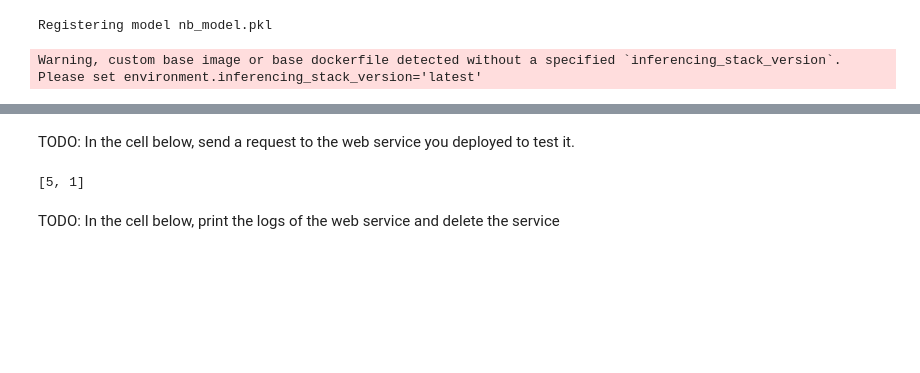
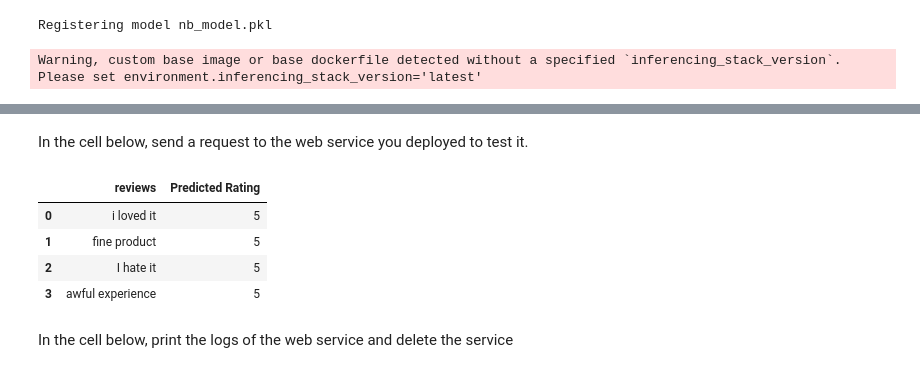
Before and after one commit to iolucas/AMLE_P3, a Jupyter notebook: hyperparameter_tuning.ipynb, the cells around one changed output, grey strips where cells are left out. Cells and saved outputs as stored; diff of their text form; code cells hidden in the pictures; blank space fills up the shorter version.

```diff
--- a/hyperparameter_tuning.ipynb
+++ b/hyperparameter_tuning.ipynb
@@ -185,16 +173,9 @@ TODO: In the cell below, register the model, create an inference config and depl
 from azureml.core import Model
 
 model = Model.register(workspace=ws,
-                       model_name='nb_model.pkl',                # Name of the registered model in your workspace.
-                       model_path='./nb_model.pkl',  # Local file to upload and register as a model.
-                       #model_framework=Model.Framework.SCIKITLEARN,  # Framework used to create the model.
-                       #model_framework_version='0.19.1',             # Version of scikit-learn used to create the model.
-                       #description='Ridge regression model to predict diabetes progression.',
-                       #tags={'area': 'diabetes', 'type': 'regression'}
+                       model_name='model.pkl',                # Name of the registered model in your workspace.
+                       model_path='./model.pkl',  # Local file to upload and register as a model.
                       )
-
-#print('Name:', model.name)
-#print('Version:', model.version)
 # %% [output]
 Registering model nb_model.pkl
 # %%
@@ -204,7 +185,7 @@ inference_config = InferenceConfig(source_directory=".", entry_script="score.py"
 # %% [output]
 Warning, custom base image or base dockerfile detected without a specified `inferencing_stack_version`. Please set environment.inferencing_stack_version='latest'
 # %%
-service_name = 'my-sklearn-service'
+service_name = 'hyperdrive-model'
 
 service = model.deploy(ws, service_name, [model], overwrite=True, inference_config=inference_config)
 service.wait_for_deployment(show_output=True)
@@ -221,22 +202,28 @@ Running
 Succeeded
 ACI service creation operation finished, operation "Succeeded"
 # %% [markdown]
-TODO: In the cell below, send a request to the web service you deployed to test it.
+In the cell below, send a request to the web service you deployed to test it.
-# %%
-import json
-
-
-input_payload = json.dumps({
-    'data': ["I loved this product", "awful experience."],
-    'method': 'predict'  # If you have a classification model, you can get probabilities by changing this to 'predict_proba'.
-})
-
-output = service.run(input_payload)
-print(output)
-# %% [output]
-[5, 1]
+# %%
+reviews = [
+    "i loved it",
+    "fine product",
+    "I hate it",
+    "awful experience"
+]
+
+predictions = requests.post(service.scoring_uri, json={
+    "data": reviews
+}).json()
+
+pd.DataFrame(data={"reviews":reviews, "Predicted Rating":predictions})
+# %% [output]
+|  | reviews | Predicted Rating |
+| 0 | i loved it | 5 |
+| 1 | fine product | 5 |
+| 2 | I hate it | 5 |
+| 3 | awful experience | 5 |
 # %% [markdown]
-TODO: In the cell below, print the logs of the web service and delete the service
+In the cell below, print the logs of the web service and delete the service
 # %%
 print(service.get_logs())
 # %% [output]
```
Also changed, not shown: parts of 18 cells of this notebook, 5 other files.
